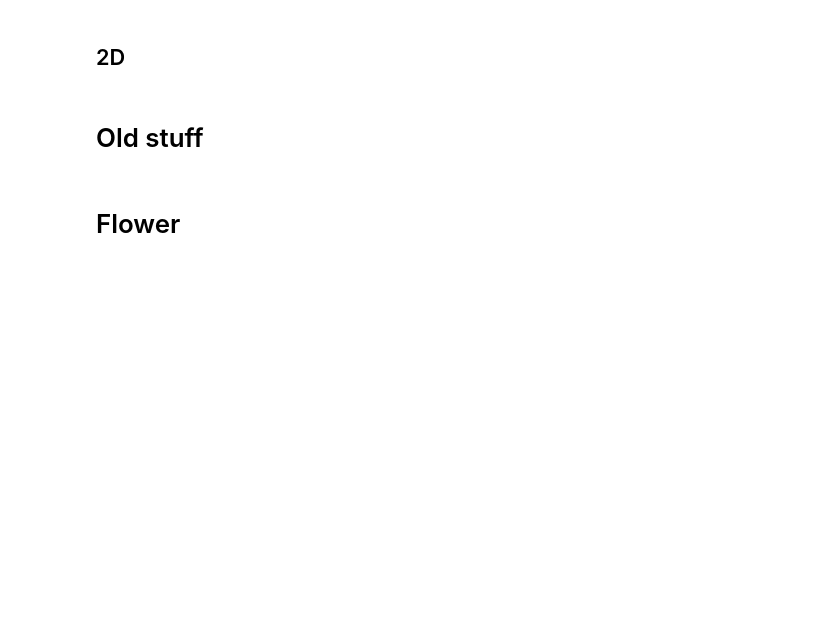
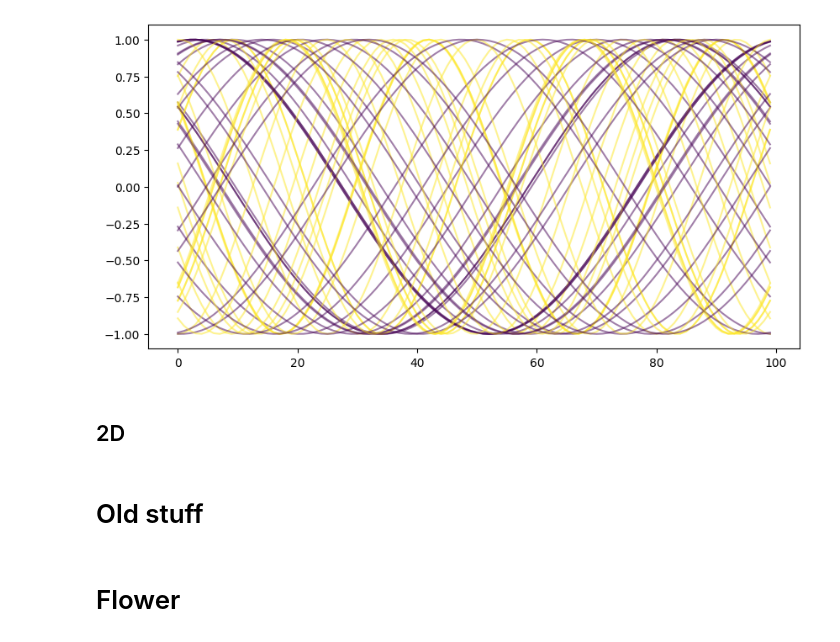
Before and after one commit to elidub/SymPDE, a Jupyter notebook: notebooks_symlie/data_generation.ipynb, the cells around one changed output. Saved outputs shown, nothing was run; the diff lists cells and outputs as text; code cells hidden in the pictures; blank space fills up the shorter version.

```diff
--- a/notebooks_symlie/data_generation.ipynb
+++ b/notebooks_symlie/data_generation.ipynb
@@ -82,3 +26,30 @@ plt.show()
+# %%
+data_kwargs = {
+    'space_length': 7,
+    'noise_std': 0.5,
+    'y_low': 1,
+    'y_high': 3,
+}
+
+data_kwargs = {
+    'space_length': 100,
+    'noise_std': 0.,
+    'y_low': 1,
+    'y_high': 3,
+}
+
+outs = create_flat(N = 50, **data_kwargs)
+x, y = outs['x'], outs['y']
+
+plot_flat(x, y)
+
+# save_splits(
+#     create_sample_func=create_flat,
+#     data_kwargs = data_kwargs,
+#     data_dir = '../data/flat/',
+# )
+# %% [output]
+[figure, added]
 # %% [markdown]
 ## 2D
 # %%
```
Also changed, not shown: parts of 16 cells of this notebook, 5 other files.
